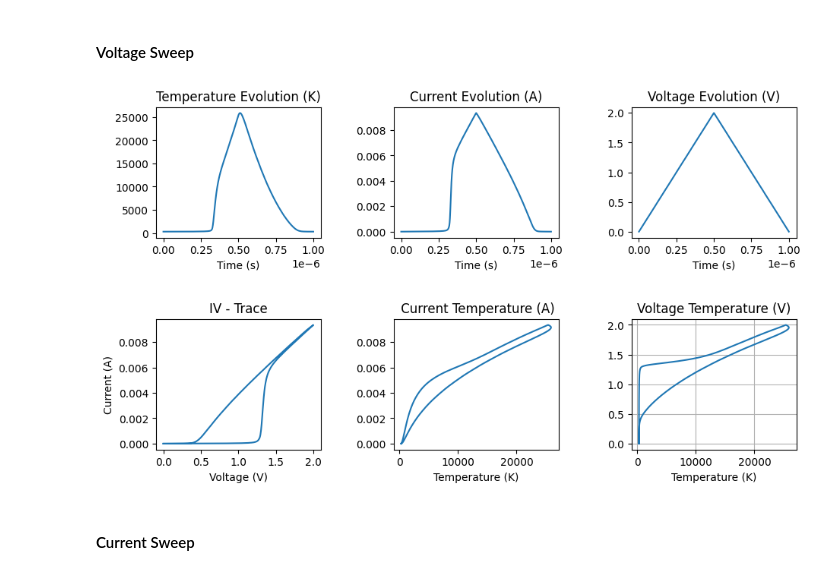
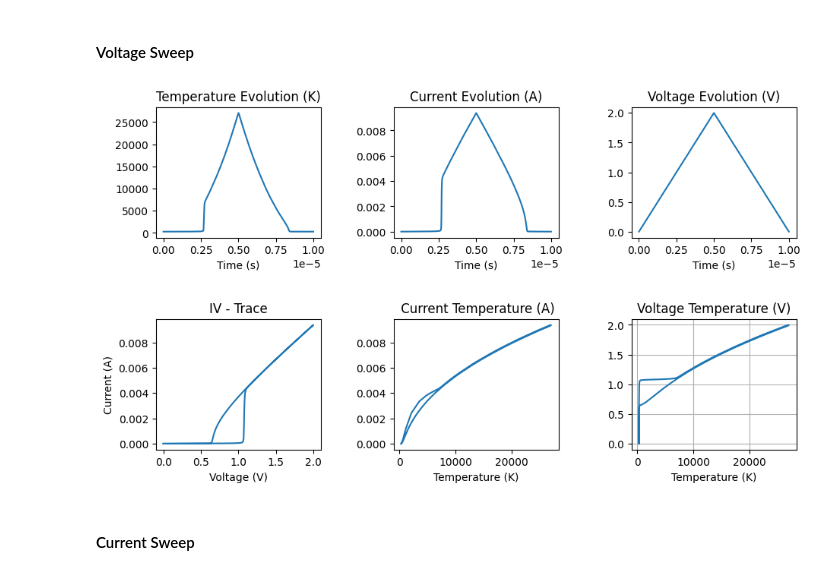
Before and after one commit to Sumalyo/MONN_work, a Jupyter notebook: Memristor_Tasks.ipynb, the cells around one changed output. Drawn from its saved outputs; the diff is of its cells as text; code cells hidden in the pictures.

```diff
--- a/Memristor_Tasks.ipynb
+++ b/Memristor_Tasks.ipynb
@@ -174,14 +180,14 @@ def sweep_gen_I(t,t_final):
 #### Voltage Sweep
 # %%
 mem = Memristor()
-t_final = 1e-6
+t_final = 1e-5
 t_span = (0, t_final)
 t_eval = np.linspace(0, t_final, 1000)
 sol = solve_ivp(mem.ChangeModelVoltageFunction, t_span, [300], t_eval=t_eval, args=(sweep_gen_v,t_final,))
 
 # Post-process results
 T_final = sol.y[0]
-V_app_final = np.array([sweep_gen(ti,t_final) for ti in sol.t])
+V_app_final = np.array([sweep_gen_v(ti,t_final) for ti in sol.t])
 G_final = mem.getMemcondductance(T_final)
 Vm_final = V_app_final
 Im_final = Vm_final * G_final
@@ -199,34 +205,34 @@ plt.xlabel("Time (s)")
 plt.subplot(2, 3, 2)
 plt.plot(sol.t, Im_final)
 plt.title("Current Evolution (A)")
 plt.xlabel("Time (s)")
 
 plt.subplot(2, 3, 3)
 plt.plot(sol.t, Vm_final)
 plt.title("Voltage Evolution (V)")
 plt.xlabel("Time (s)")
 
 plt.subplot(2, 3, 4)
 plt.plot(Vm_final,Im_final)
 plt.title("IV - Trace")
 plt.xlabel("Voltage (V)")
 plt.ylabel("Current (A)")
 
 plt.subplot(2, 3, 5)
 plt.plot(T_final,Im_final)
 plt.title(" Current Temperature (A)")
 plt.xlabel("Temperature (K)")
 
 plt.subplot(2, 3, 6)
 plt.plot(T_final,Vm_final)
 plt.title("Voltage Temperature (V)")
 plt.xlabel("Temperature (K)")
 
 plt.grid(True)
 plt.tight_layout(pad=3.0)
 plt.show()
 # %% [output]
-[figure, old version]
+[figure, new version]
 # %% [markdown]
 #### Current Sweep
 # %%
```
Also changed, not shown: parts of 7 cells of this notebook.
